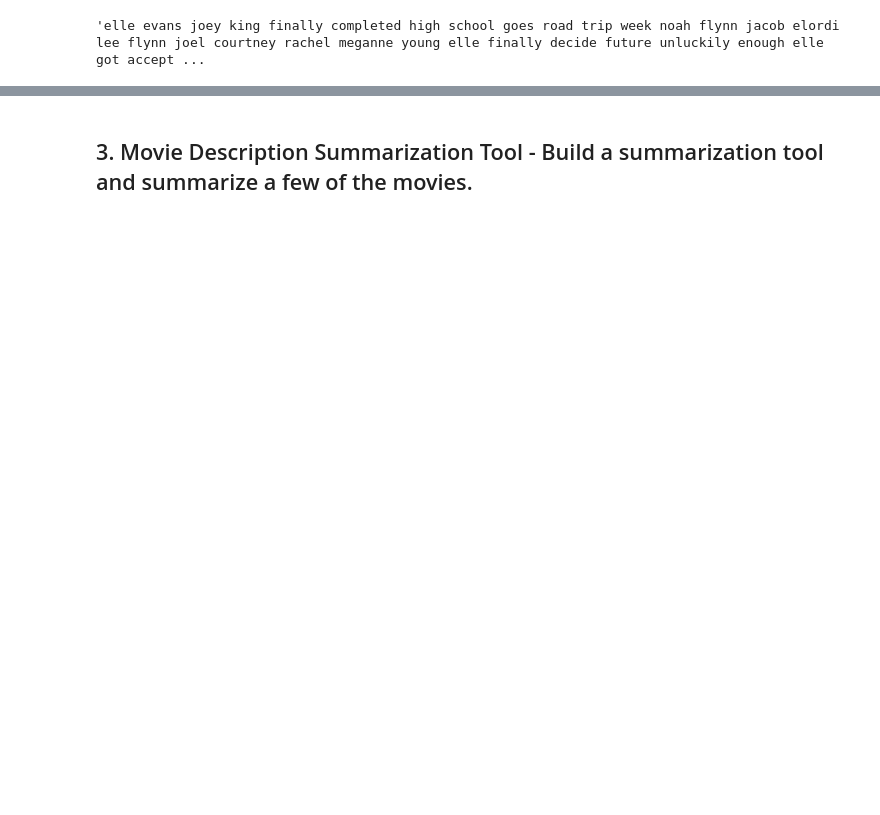
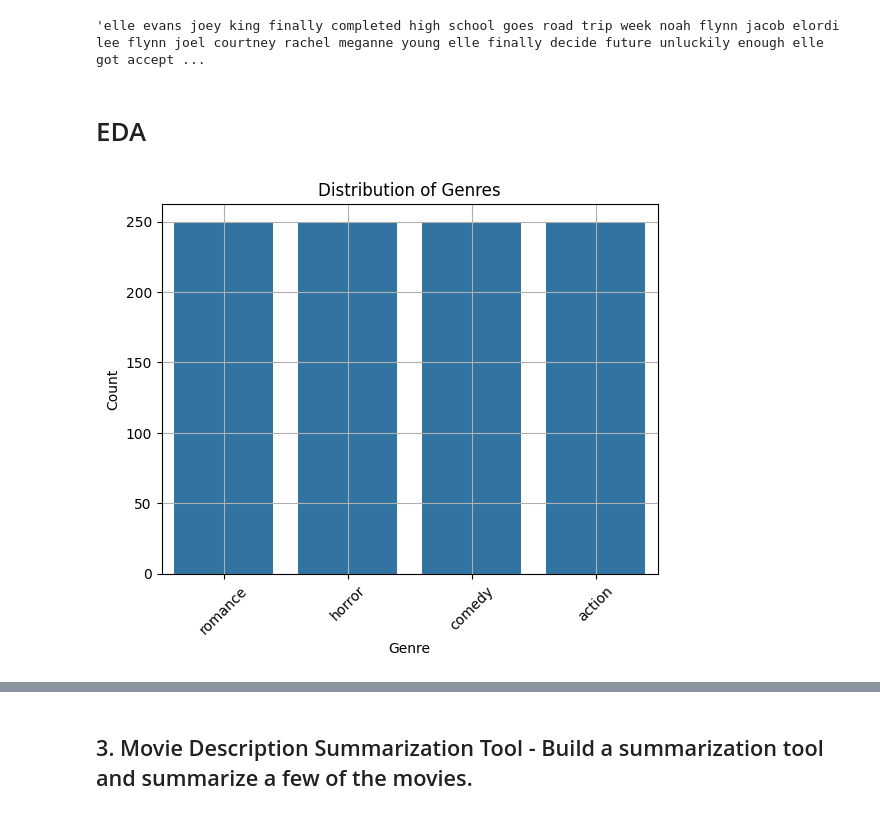
Before and after one commit to runxuanli/text_analytics_project, a Jupyter notebook: text_project.ipynb, the cells around one changed output, grey strips where cells are left out. Drawn from its saved outputs; the diff is of its cells as text; code cells hidden in the pictures; blank space fills up the shorter version.

```diff
--- a/text_project.ipynb
+++ b/text_project.ipynb
@@ -329,3 +294,16 @@ df[df["movie_id"] == "tt12783454"]["cleaned_description"].values[0] # test case
 
 # # Get descriptions that match image ids
 # matched_descriptions = [description_dict[movie_id] for movie_id in ids]
+# %% [markdown]
+# EDA
+# %%
+import seaborn as sns
+sns.countplot(data=df, x="genre", order=df["genre"].value_counts().index)
+plt.title("Distribution of Genres")
+plt.xlabel("Genre")
+plt.ylabel("Count")
+plt.xticks(rotation=45)
+plt.grid(True)
+plt.show()
+# %% [output]
+[figure, added]
```
Also changed, not shown: parts of 59 cells of this notebook.
